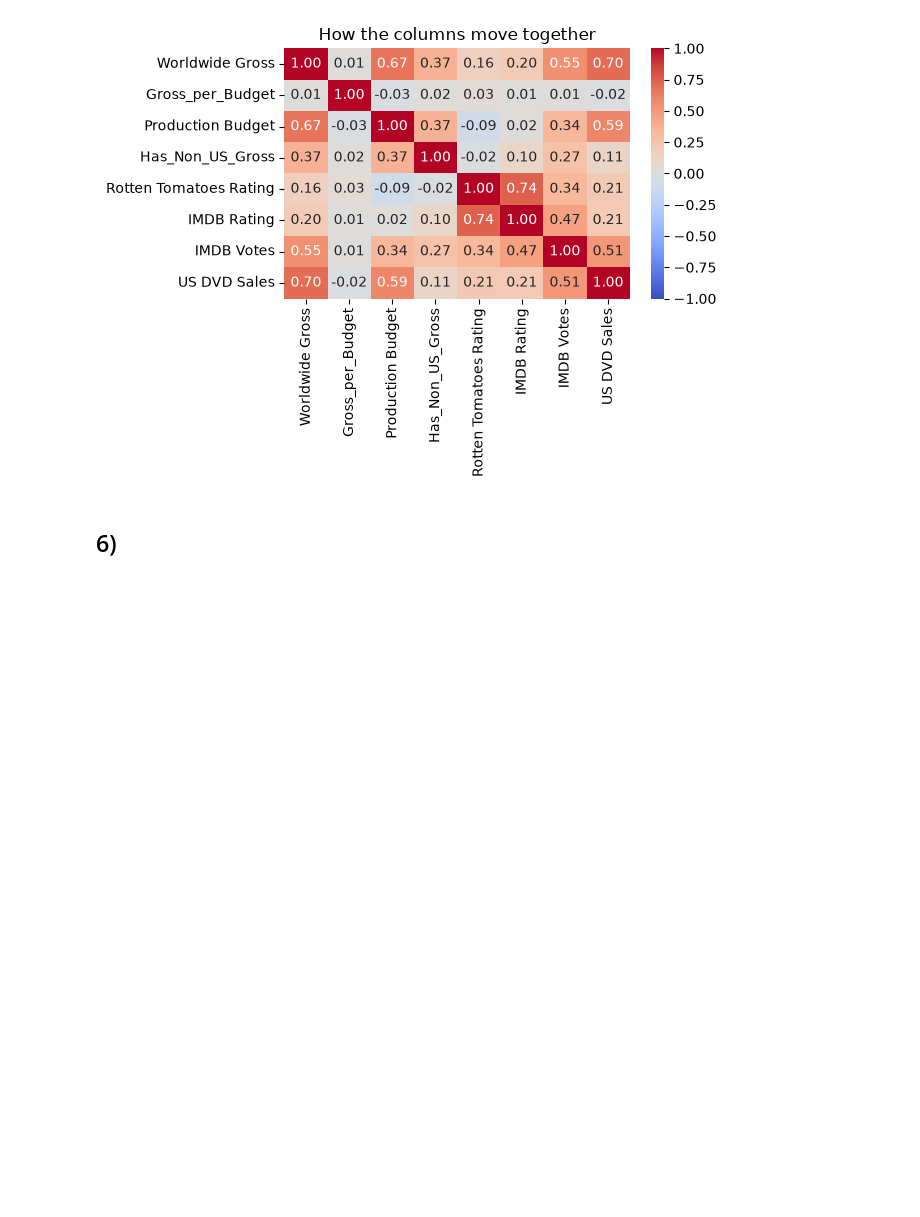
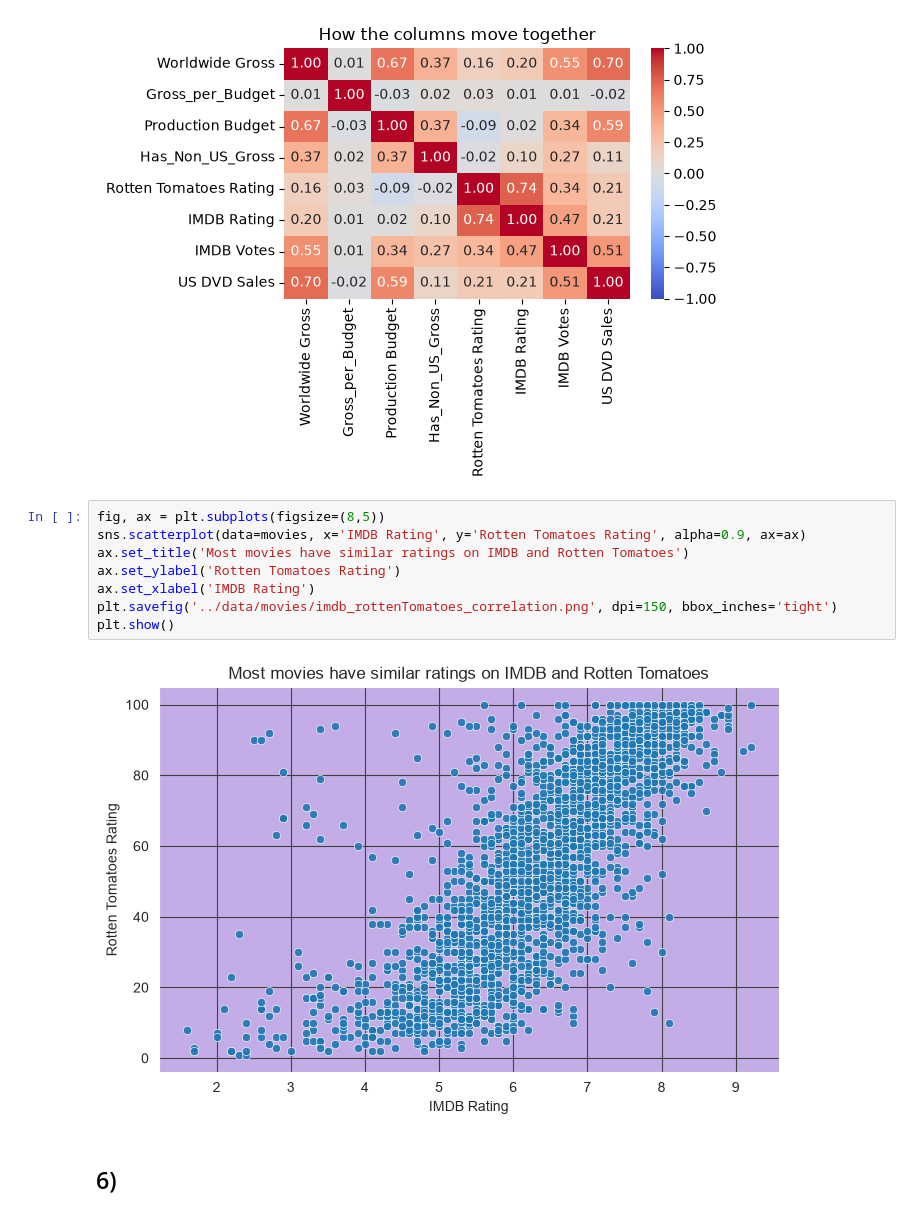
Before and after one commit to jakobschonberg/lexicon, a Jupyter notebook: Data_Analysis_Visualization/Project_Movies/movies.ipynb, the cells around one changed output. Saved outputs shown, nothing was run; the diff lists cells and outputs as text; blank space fills up the shorter version.

```diff
--- a/Data_Analysis_Visualization/Project_Movies/movies.ipynb
+++ b/Data_Analysis_Visualization/Project_Movies/movies.ipynb
@@ -445,6 +445,16 @@ plt.tight_layout()
 plt.show()
 # %% [output]
 [figure]
+# %%
+fig, ax = plt.subplots(figsize=(8,5))
+sns.scatterplot(data=movies, x='IMDB Rating', y='Rotten Tomatoes Rating', alpha=0.9, ax=ax)
+ax.set_title('Most movies have similar ratings on IMDB and Rotten Tomatoes')
+ax.set_ylabel('Rotten Tomatoes Rating')
+ax.set_xlabel('IMDB Rating')
+plt.savefig('../data/movies/imdb_rottenTomatoes_correlation.png', dpi=150, bbox_inches='tight')
+plt.show()
+# %% [output]
+[figure, added]
 # %% [markdown]
 ## 6)
 # %%
```
Also changed, not shown: parts of 1 cell of this notebook, 1 other file.
